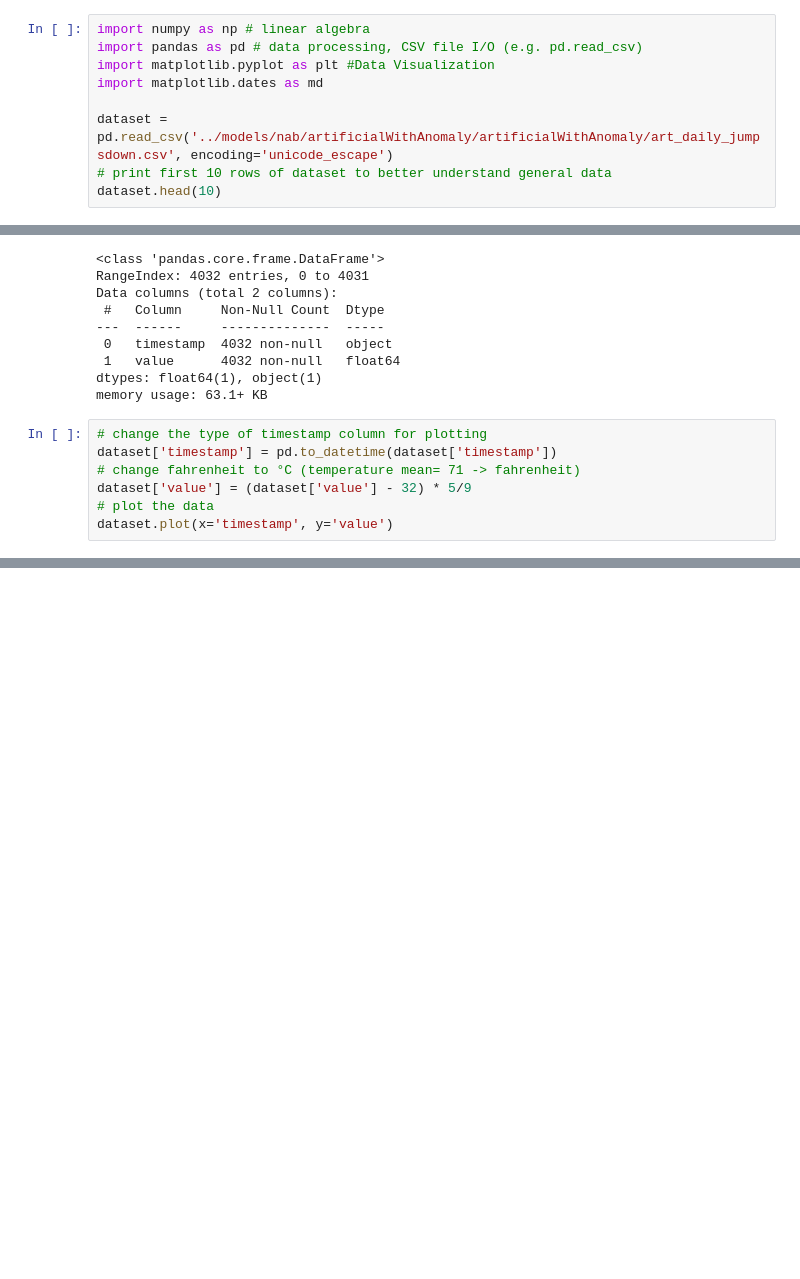
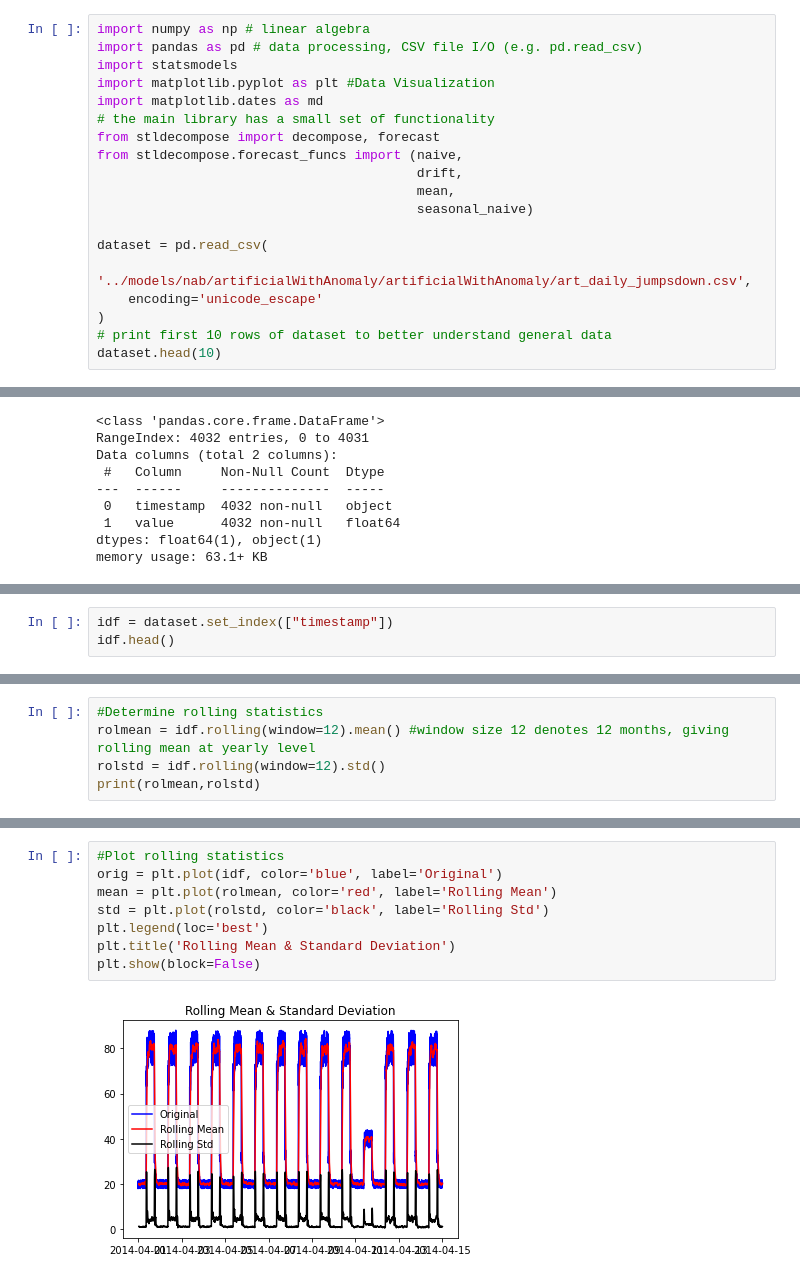
Before and after one commit to michalmullen/machine-learning, a Jupyter notebook: notebooks/timeSeriesAD.ipynb, the cells around one changed output, grey strips where cells are left out. Cells and saved outputs as stored; diff of their text form; blank space fills up the shorter version.

```diff
--- a/notebooks/timeSeriesAD.ipynb
+++ b/notebooks/timeSeriesAD.ipynb
@@ -7,10 +7,20 @@ https://www.kaggle.com/boltzmannbrain/nab/code?datasetId=110&sortBy=voteCount
 # %%
 import numpy as np # linear algebra
 import pandas as pd # data processing, CSV file I/O (e.g. pd.read_csv)
+import statsmodels
 import matplotlib.pyplot as plt #Data Visualization
 import matplotlib.dates as md
+# the main library has a small set of functionality
+from stldecompose import decompose, forecast
+from stldecompose.forecast_funcs import (naive,
+                                         drift,
+                                         mean,
+                                         seasonal_naive)
 
-dataset = pd.read_csv('../models/nab/artificialWithAnomaly/artificialWithAnomaly/art_daily_jumpsdown.csv', encoding='unicode_escape')
+dataset = pd.read_csv(
+    '../models/nab/artificialWithAnomaly/artificialWithAnomaly/art_daily_jumpsdown.csv',
+    encoding='unicode_escape'
+)
 # print first 10 rows of dataset to better understand general data
 dataset.head(10)
 # %% [output]
@@ -43,10 +53,3 @@ Data columns (total 2 columns):
  1   value      4032 non-null   float64
 dtypes: float64(1), object(1)
 memory usage: 63.1+ KB
-# %%
-# change the type of timestamp column for plotting
-dataset['timestamp'] = pd.to_datetime(dataset['timestamp'])
-# change fahrenheit to °C (temperature mean= 71 -> fahrenheit)
-dataset['value'] = (dataset['value'] - 32) * 5/9
-# plot the data
-dataset.plot(x='timestamp', y='value')
@@ -55,0 +73,3 @@ dataset.plot(x='timestamp', y='value')
+# %%
+idf = dataset.set_index(["timestamp"])
+idf.head()
@@ -55,0 +86,5 @@ dataset.plot(x='timestamp', y='value')
+# %%
+#Determine rolling statistics
+rolmean = idf.rolling(window=12).mean() #window size 12 denotes 12 months, giving rolling mean at yearly level
+rolstd = idf.rolling(window=12).std()
+print(rolmean,rolstd)
@@ -55,0 +109,10 @@ dataset.plot(x='timestamp', y='value')
+# %%
+#Plot rolling statistics
+orig = plt.plot(idf, color='blue', label='Original')
+mean = plt.plot(rolmean, color='red', label='Rolling Mean')
+std = plt.plot(rolstd, color='black', label='Rolling Std')
+plt.legend(loc='best')
+plt.title('Rolling Mean & Standard Deviation')
+plt.show(block=False)
+# %% [output]
+[figure, added]
```
Also changed, not shown: parts of 6 cells of this notebook.
